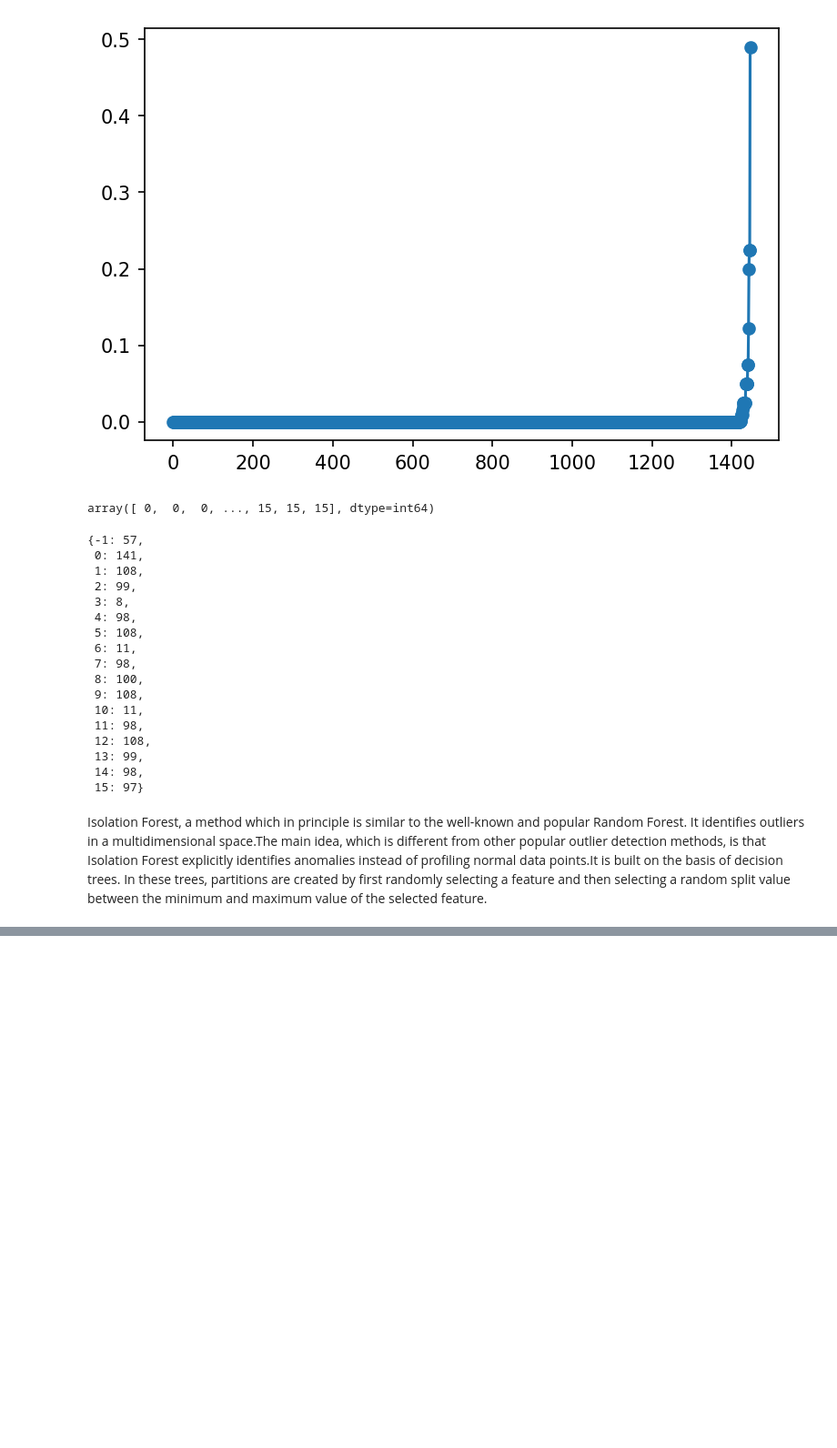
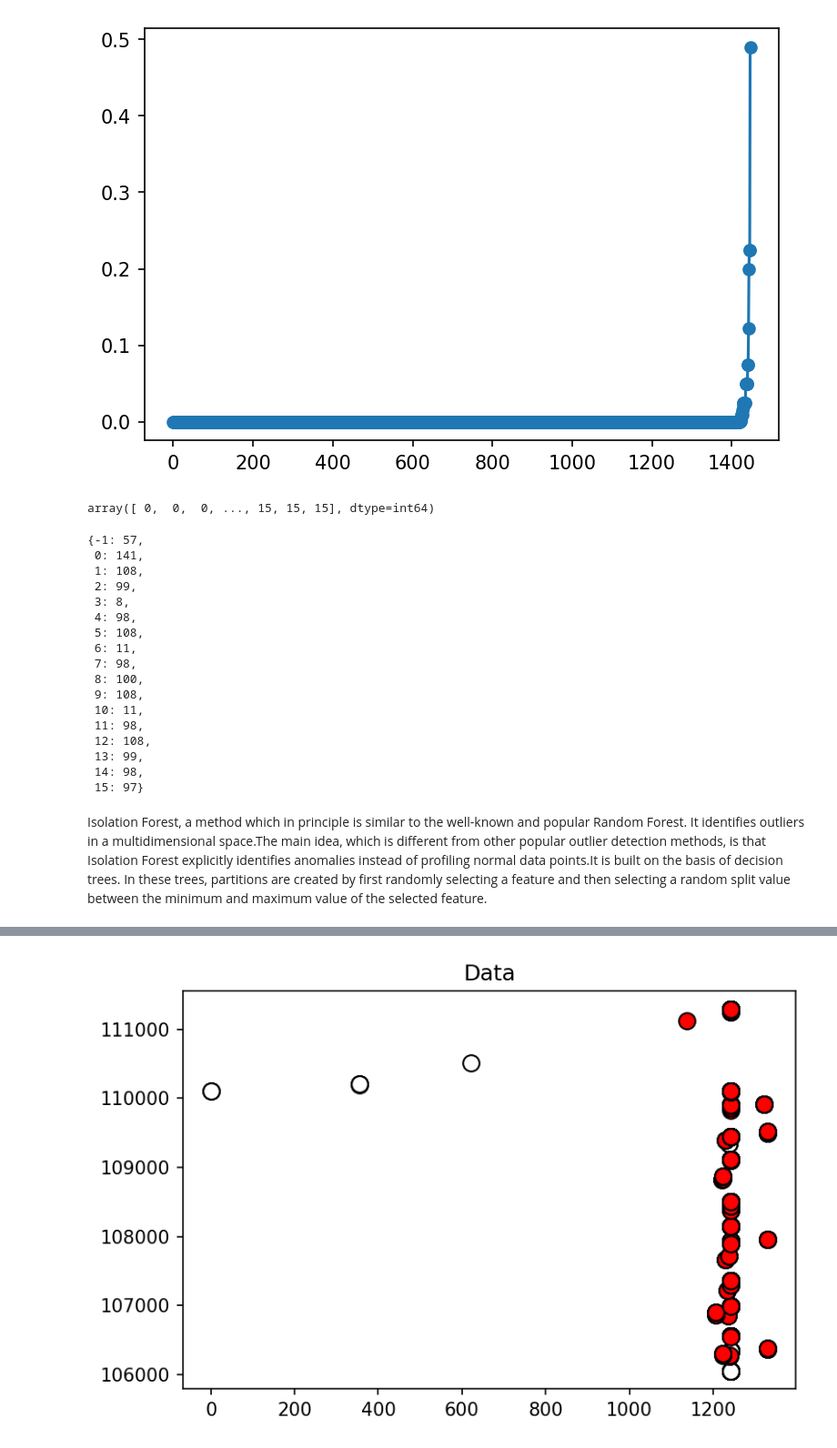
Before and after one commit to dreamdcoder/Dissertation, a Jupyter notebook: Data_ML.ipynb, the cells around one changed output, grey strips where cells are left out. Shown at 91% size. Drawn from its saved outputs; the diff is of its cells as text; code cells hidden in the pictures; blank space fills up the shorter version.

```diff
--- a/Data_ML.ipynb
+++ b/Data_ML.ipynb
@@ -457,0 +481,6 @@ leaf1_normal
+# %%
+rng = np.random.RandomState(42)
+
+imodel2 =IsolationForest(contamination='auto',max_samples='auto',n_estimators=100,random_state=rng)
+%time
+imodel2.fit(leaf2_new_normalized)
@@ -457,0 +490,5 @@ leaf1_normal
+# %%
+y_pred_outliers =imodel2.predict(leaf2_new_normalized)
+# %%
+leaf2_dp['iforest']=pd.Series(y_pred_outliers)
+leaf2_dp['iforest'].value_counts()
@@ -457,0 +504,13 @@ leaf1_normal
+# %%
+leaf2_anomalies=leaf2_dp.loc[leaf1_dp['iforest']==-1]
+leaf2_normal=leaf2_dp.loc[leaf1_dp['iforest']==1]
+# %%
+plt.title("Data")
+
+p1 = plt.scatter(leaf2_normal['paths-count'], leaf2_normal['vrf__update-messages-received'], c='white',
+                 s=20*4, edgecolor='k')
+
+p3 = plt.scatter(leaf2_anomalies['paths-count'], leaf2_anomalies['vrf__update-messages-received'], c='red',
+                s=20*4, edgecolor='k')
+# %% [output]
+[figure, added]
```
Also changed, not shown: parts of 15 cells of this notebook, 27 other files.
